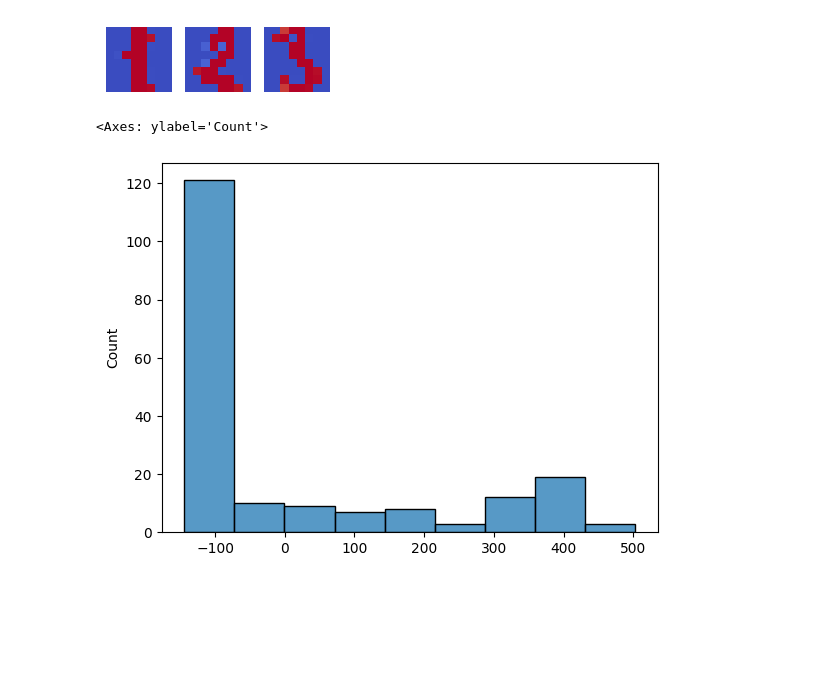
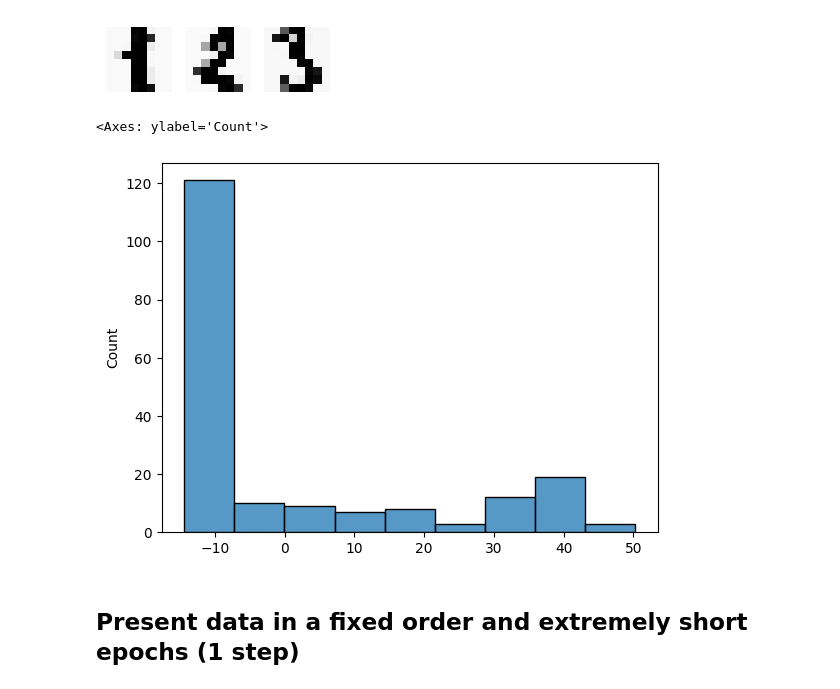
Before and after one commit to pni-lab/fep-attractor-network, a Jupyter notebook: 05-simulation-digits-continuous-sequence.ipynb, the cells around one changed output. Saved outputs shown, nothing was run; the diff lists cells and outputs as text; code cells hidden in the pictures; blank space fills up the shorter version.

```diff
--- a/05-simulation-digits-continuous-sequence.ipynb
+++ b/05-simulation-digits-continuous-sequence.ipynb
@@ -8,10 +9,3 @@ from simulation.network2 import AttractorNetwork, Langevin, get_all_attractors,
 from joblib import Parallel, delayed
 from copy import deepcopy
 from tqdm import tqdm
-# %%
-digits = datasets.load_digits(as_frame=True)
-_, axes = plt.subplots(nrows=1, ncols=20, figsize=(10, 3))
-for ax, image, label in zip(axes, digits.images, digits.target):
-    ax.set_axis_off()
-    ax.imshow(image, cmap=plt.cm.gray_r, interpolation="nearest")
-    ax.set_title("%i" % label)
@@ -43,0 +12,3 @@ def continous_inference_and_learning(nw, data, inverse_temperature=0.4, learning
+# %%
+digits = fetch_digits_data()
+train_data, _ = preprocess_digits_data(digits)
@@ -44,30 +19,28 @@ def continous_inference_and_learning(nw, data, inverse_temperature=0.4, learning
 # %%
-data = digits.data.values[1:4]
-data = np.power(data, 2)
-data = (data - data.mean(axis=1, keepdims=True)) / data.std(axis=1, keepdims=True)
-data *= 200
+data = train_data[1:4].copy()
+data *= 20
 
 fig, axes = plt.subplots(nrows=10, ncols=10, figsize=(10, 10))
 axes = axes.flatten()
 
 for i, ax in enumerate(axes):
     if i < data.shape[0]:
         image = data[i].reshape(8, 8) + np.random.normal(0, 0.1, (8,8))
         for j in range(image.shape[0]):
             for k in range(image.shape[1]):
                 image[j, k] = Langevin(image[j, k])
 
-        ax.imshow(image, cmap="coolwarm", interpolation="nearest", vmin=-np.max(image), vmax=np.max(image))
+        ax.imshow(image, cmap="gray_r", interpolation="nearest", vmin=-np.max(image), vmax=np.max(image))
         ax.set_axis_off()
     else:
         ax.set_visible(False)
 
 plt.show()
 sns.histplot(data.flatten())
 # %% [output]
-[figure, old version]
+[figure, new version]
 <Axes: ylabel='Count'>
-[figure, old version]
+[figure, new version]
 # %%
 size = data.shape[1]
 num_variables = data.shape[0]
@@ -79 +49,3 @@ pattern = []
+# %% [markdown]
+## Present data in a fixed order and extremely short epochs (1 step)
 # %%
```
Also changed, not shown: parts of 25 cells of this notebook, 6 other files.
